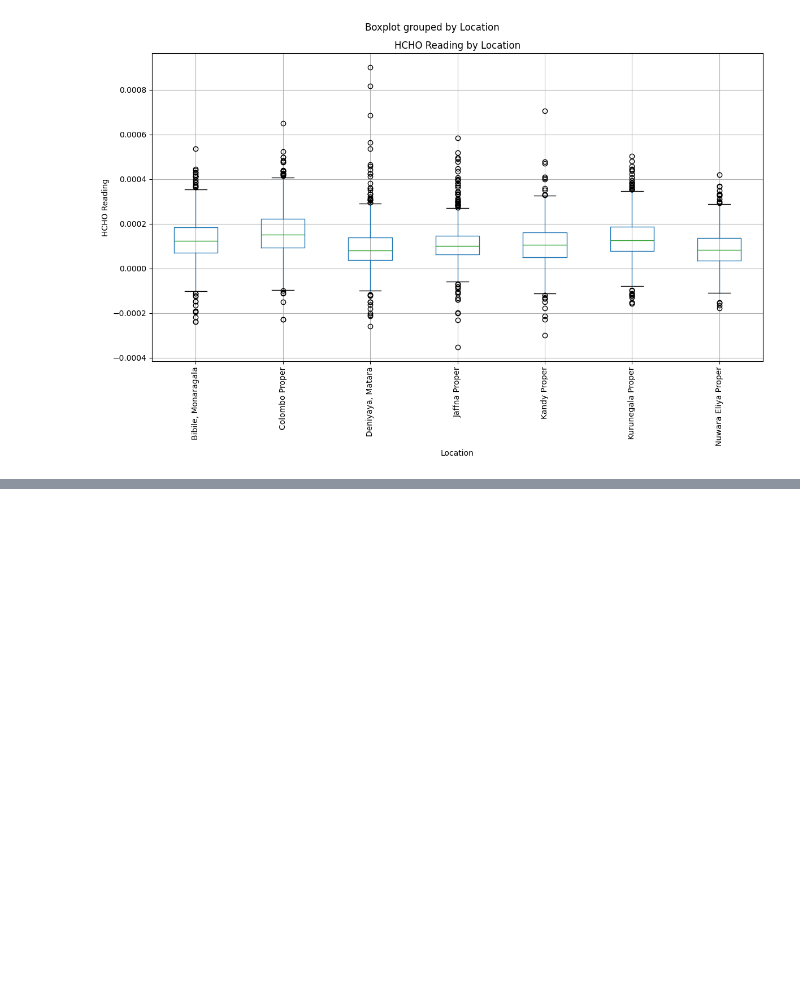
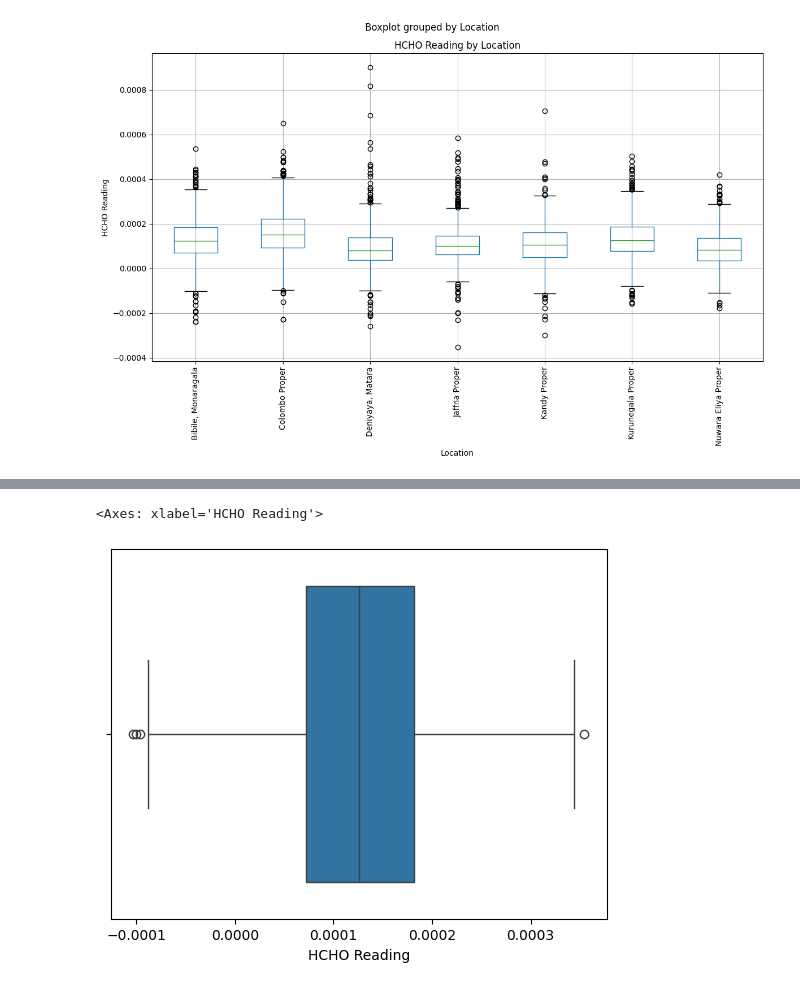
Before and after one commit to MinuriRajapakse/HCHO-Analysis, a Jupyter notebook: HCHO_Data_analysis_pandas.ipynb, the cells around one changed output, grey strips where cells are left out. Saved outputs shown, nothing was run; the diff lists cells and outputs as text; code cells hidden in the pictures; blank space fills up the shorter version.

```diff
--- a/HCHO_Data_analysis_pandas.ipynb
+++ b/HCHO_Data_analysis_pandas.ipynb
@@ -176,0 +189,21 @@ plt.show()
+# %%
+# Calculate 1st Quartile and 3rd quartile
+Q1 = bibile_data['HCHO Reading'].quantile(0.25)
+Q3 = bibile_data['HCHO Reading'].quantile(0.75)
+
+# Calculate IQR
+IQR = Q3 - Q1
+
+# Lower and upper bounds for outliers
+lower_bound = Q1 - 1.5 * IQR
+upper_bound = Q3 + 1.5 * IQR
+
+bounds = (bibile_data['HCHO Reading'] < lower_bound) | (bibile_data['HCHO Reading'] > upper_bound)
+
+# Replace outlier values with the mean of non-outlier values
+bibile_data.loc[bounds, 'HCHO Reading'] = np.mean(bibile_data.loc[~bounds, 'HCHO Reading'])
+# %%
+sns.boxplot(x='HCHO Reading', data=bibile_data)
+# %% [output]
+<Axes: xlabel='HCHO Reading'>
+[figure, added]
```
Also changed, not shown: parts of 46 cells of this notebook, 3 other files.
